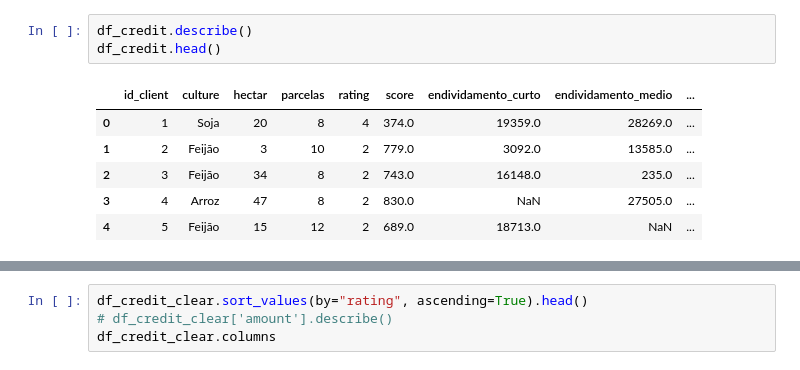
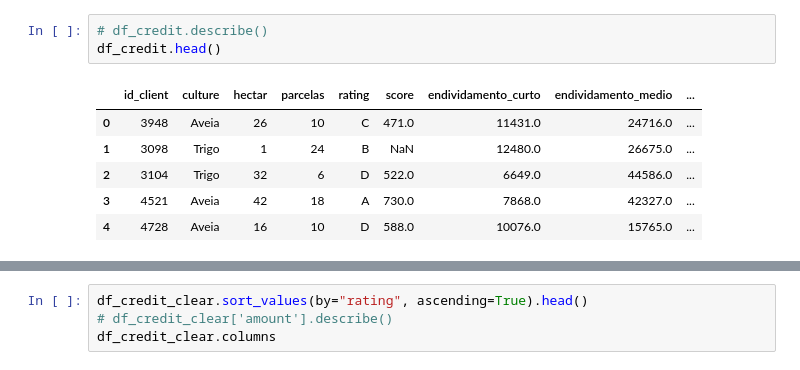
Before and after one commit to cassiof-dev/agricultural_credit_default, a Jupyter notebook: analise.ipynb, the cells around one changed output, grey strips where cells are left out. Drawn from its saved outputs; the diff is of its cells as text.

```diff
--- a/analise.ipynb
+++ b/analise.ipynb
@@ -94,13 +117,13 @@ df_credit["inadimplencia"] = df_credit["score"].apply(realistic_default)
 # %%
-df_credit.describe()
+# df_credit.describe()
 df_credit.head()
 # %% [output]
 |  | id_client | culture | hectar | parcelas | rating | score | endividamento_curto | endividamento_medio | ... |
-| 0 | 1 | Soja | 20 | 8 | 4 | 374.0 | 19359.0 | 28269.0 | ... |
-| 1 | 2 | Feijão | 3 | 10 | 2 | 779.0 | 3092.0 | 13585.0 | ... |
-| 2 | 3 | Feijão | 34 | 8 | 2 | 743.0 | 16148.0 | 235.0 | ... |
-| 3 | 4 | Arroz | 47 | 8 | 2 | 830.0 | NaN | 27505.0 | ... |
-| 4 | 5 | Feijão | 15 | 12 | 2 | 689.0 | 18713.0 | NaN | ... |
+| 0 | 3948 | Aveia | 26 | 10 | C | 471.0 | 11431.0 | 24716.0 | ... |
+| 1 | 3098 | Trigo | 1 | 24 | B | NaN | 12480.0 | 26675.0 | ... |
+| 2 | 3104 | Trigo | 32 | 6 | D | 522.0 | 6649.0 | 44586.0 | ... |
+| 3 | 4521 | Aveia | 42 | 18 | A | 730.0 | 7868.0 | 42327.0 | ... |
+| 4 | 4728 | Aveia | 16 | 10 | D | 588.0 | 10076.0 | 15765.0 | ... |
 # %%
 # df_credit_clear = df_credit.query("score != null or endividamento_curto != '' or endividamento_medio != '' or endividamento_longo != ''")
 # clear dataset to remove null data
```
Also changed, not shown: parts of 6 cells of this notebook.
